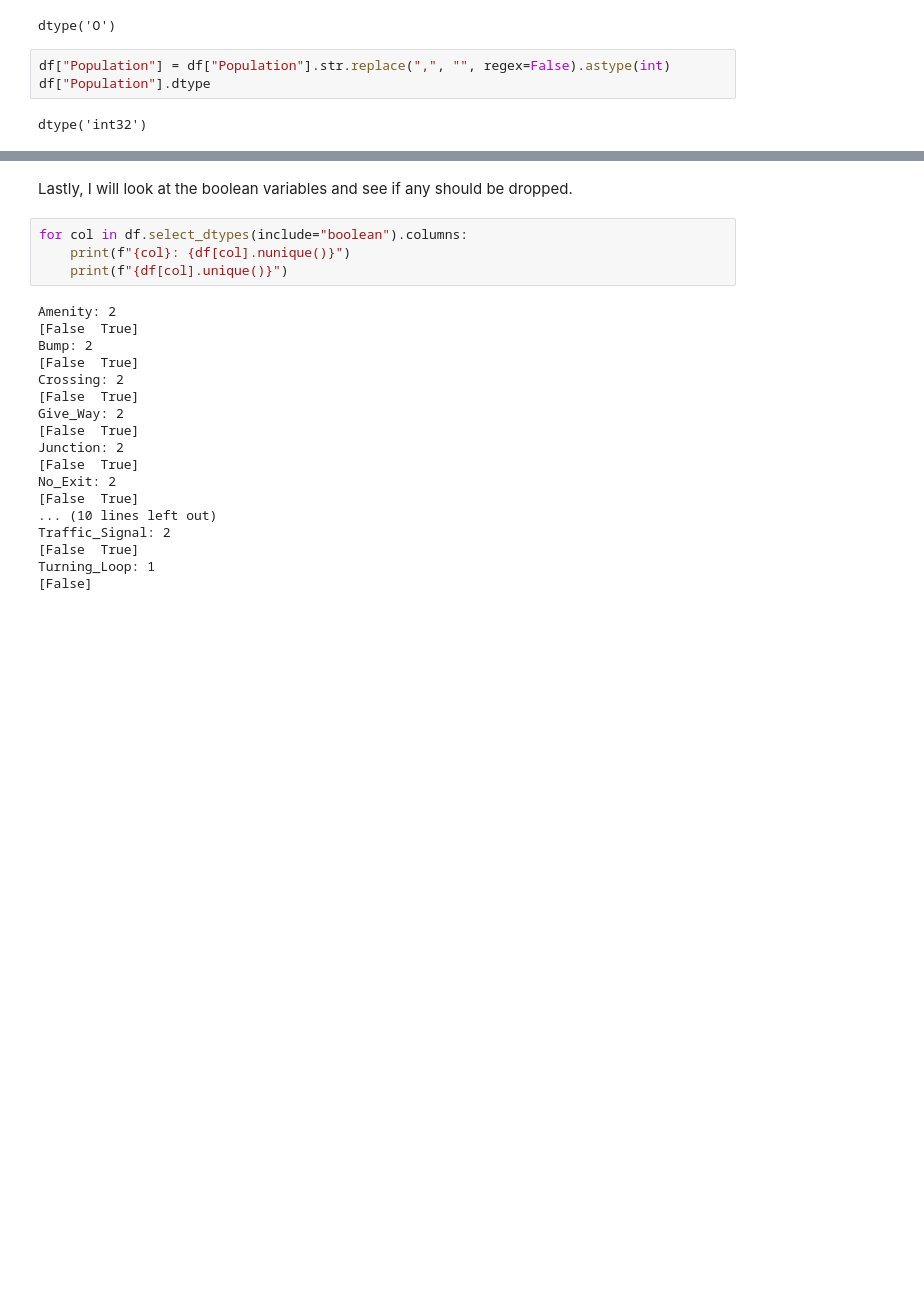
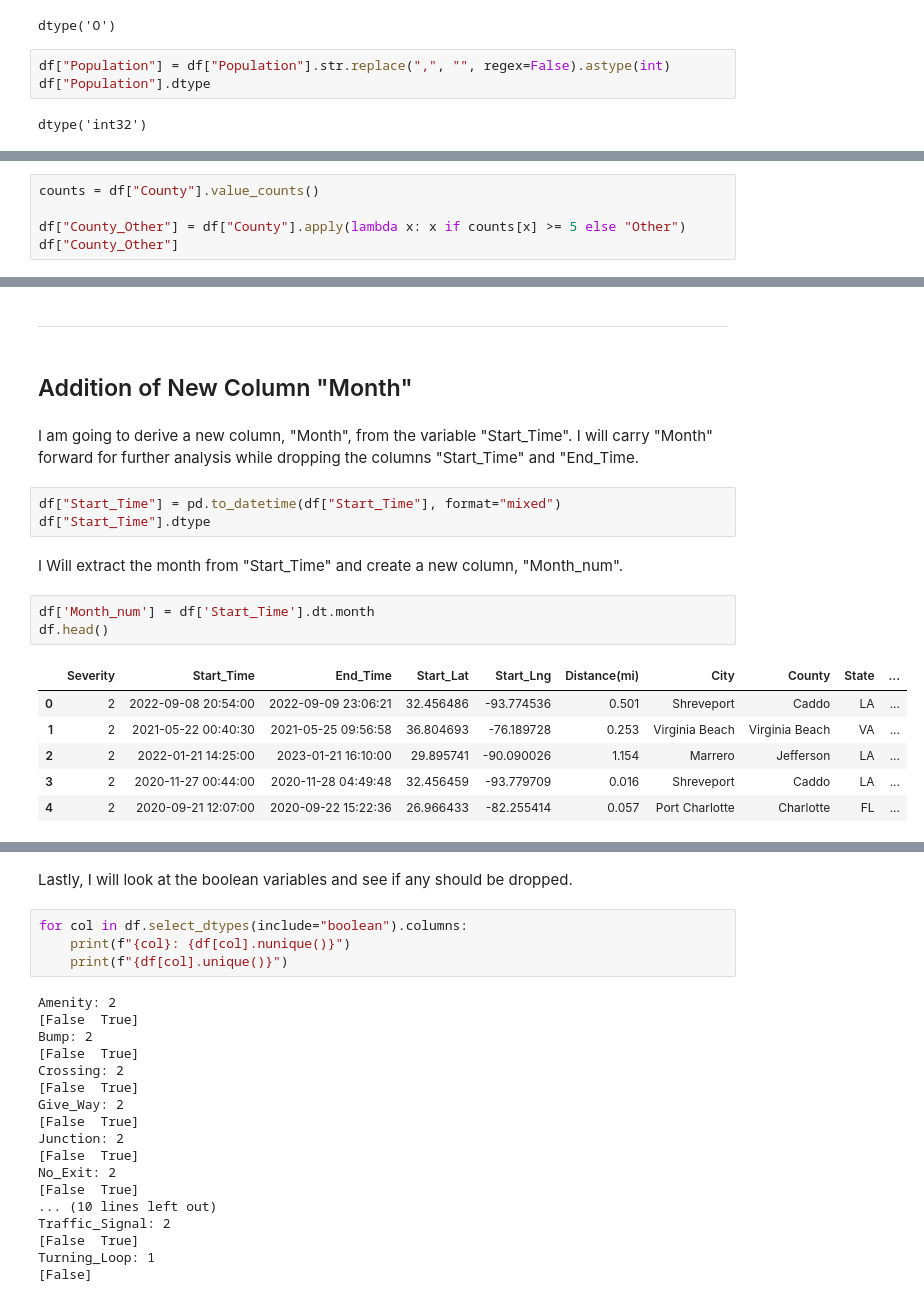
Before and after one commit to Sonya-J00/US_Accidents_ML_Project, a Jupyter notebook: jupyter_notebooks/Feature_Engineering.ipynb, the cells around one changed output, grey strips where cells are left out. Saved outputs shown, nothing was run; the diff lists cells and outputs as text; blank space fills up the shorter version.

Commit message:
new column 'Month' created

```diff
--- a/jupyter_notebooks/Feature_Engineering.ipynb
+++ b/jupyter_notebooks/Feature_Engineering.ipynb
@@ -692,0 +723,5 @@ dtype('int32')
+# %%
+counts = df["County"].value_counts()
+
+df["County_Other"] = df["County"].apply(lambda x: x if counts[x] >= 5 else "Other")
+df["County_Other"]
@@ -692,0 +741,21 @@ dtype('int32')
+# %% [markdown]
+---
+# %% [markdown]
+## Addition of New Column "Month"
+# %% [markdown]
+I am going to derive a new column, "Month", from the variable "Start_Time". I will carry "Month" forward for further analysis while dropping the columns "Start_Time" and "End_Time.
+# %%
+df["Start_Time"] = pd.to_datetime(df["Start_Time"], format="mixed")
+df["Start_Time"].dtype
+# %% [markdown]
+I Will extract the month from "Start_Time" and create a new column, "Month_num".
+# %%
+df['Month_num'] = df['Start_Time'].dt.month
+df.head()
+# %% [output]
+|  | Severity | Start_Time | End_Time | Start_Lat | Start_Lng | Distance(mi) | City | County | State | ... |
+| 0 | 2 | 2022-09-08 20:54:00 | 2022-09-09 23:06:21 | 32.456486 | -93.774536 | 0.501 | Shreveport | Caddo | LA | ... |
+| 1 | 2 | 2021-05-22 00:40:30 | 2021-05-25 09:56:58 | 36.804693 | -76.189728 | 0.253 | Virginia Beach | Virginia Beach | VA | ... |
+| 2 | 2 | 2022-01-21 14:25:00 | 2023-01-21 16:10:00 | 29.895741 | -90.090026 | 1.154 | Marrero | Jefferson | LA | ... |
+| 3 | 2 | 2020-11-27 00:44:00 | 2020-11-28 04:49:48 | 32.456459 | -93.779709 | 0.016 | Shreveport | Caddo | LA | ... |
+| 4 | 2 | 2020-09-21 12:07:00 | 2020-09-22 15:22:36 | 26.966433 | -82.255414 | 0.057 | Port Charlotte | Charlotte | FL | ... |
```
Also changed, not shown: parts of 7 cells of this notebook.
